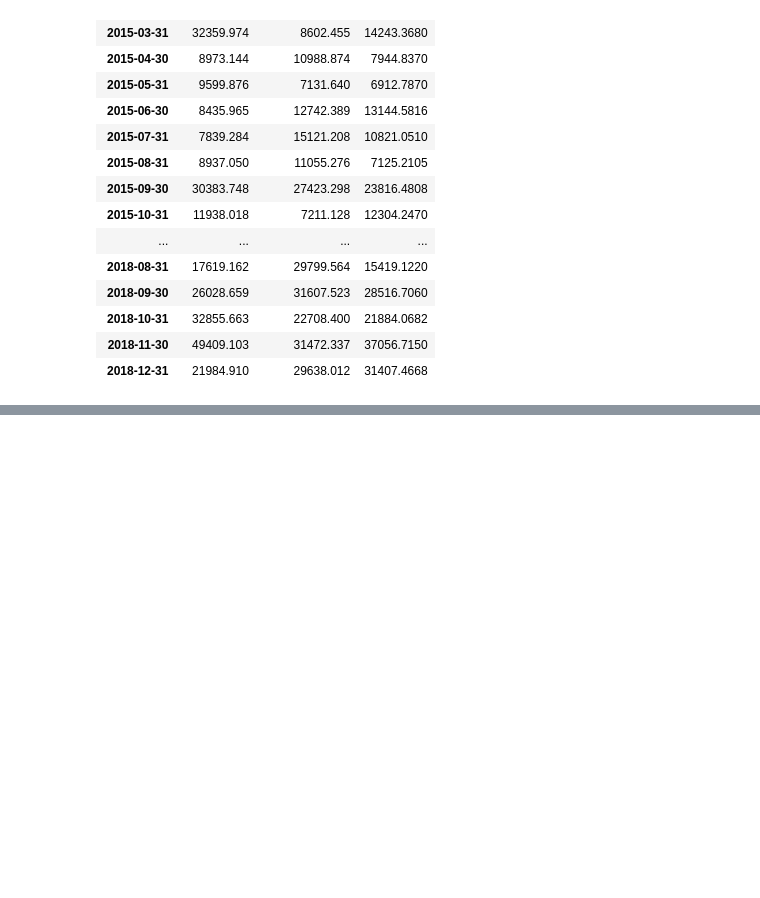
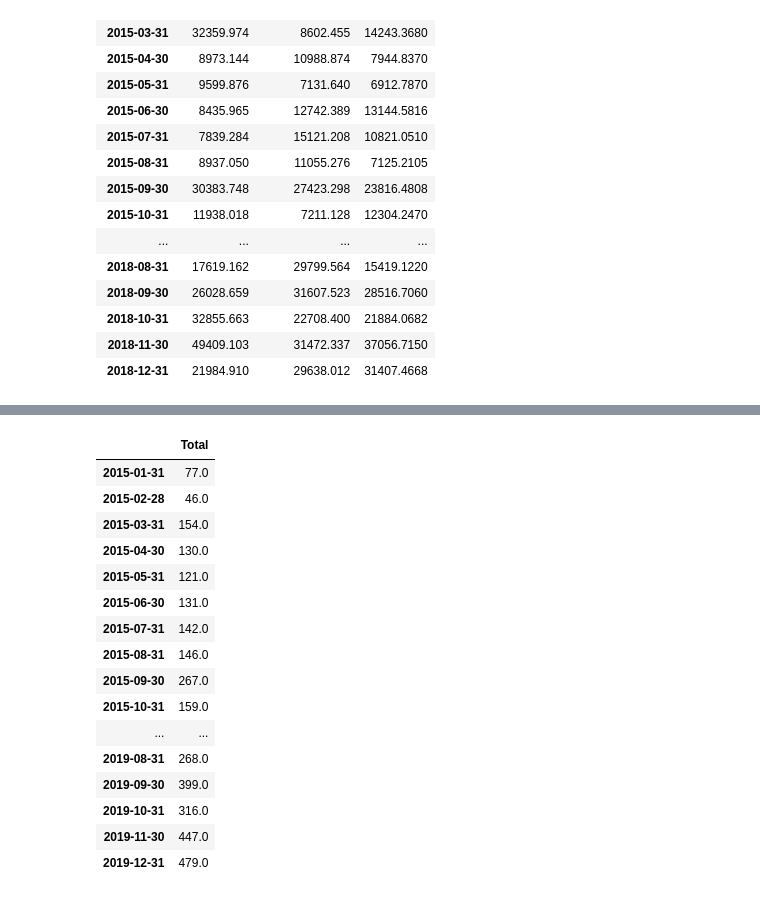
Before and after one commit to pmunozdl/TFG, a Jupyter notebook: nuevaVersión.ipynb, the cells around one changed output, grey strips where cells are left out. Drawn from its saved outputs; the diff is of its cells as text; code cells hidden in the pictures; blank space fills up the shorter version.

```diff
--- a/nuevaVersión.ipynb
+++ b/nuevaVersión.ipynb
@@ -882,0 +904,20 @@ IngCatFinal
+# %%
+VentFinal
+# %% [output]
+|  | Total |
+| 2015-01-31 | 77.0 |
+| 2015-02-28 | 46.0 |
+| 2015-03-31 | 154.0 |
+| 2015-04-30 | 130.0 |
+| 2015-05-31 | 121.0 |
+| 2015-06-30 | 131.0 |
+| 2015-07-31 | 142.0 |
+| 2015-08-31 | 146.0 |
+| 2015-09-30 | 267.0 |
+| 2015-10-31 | 159.0 |
+| ... | ... |
+| 2019-08-31 | 268.0 |
+| 2019-09-30 | 399.0 |
+| 2019-10-31 | 316.0 |
+| 2019-11-30 | 447.0 |
+| 2019-12-31 | 479.0 |
```
Also changed, not shown: parts of 21 cells of this notebook, 2 other files.
